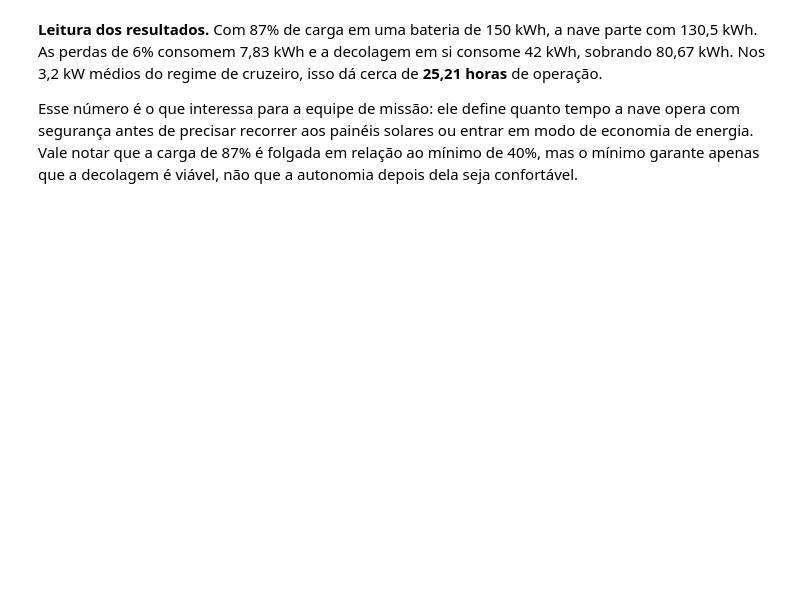
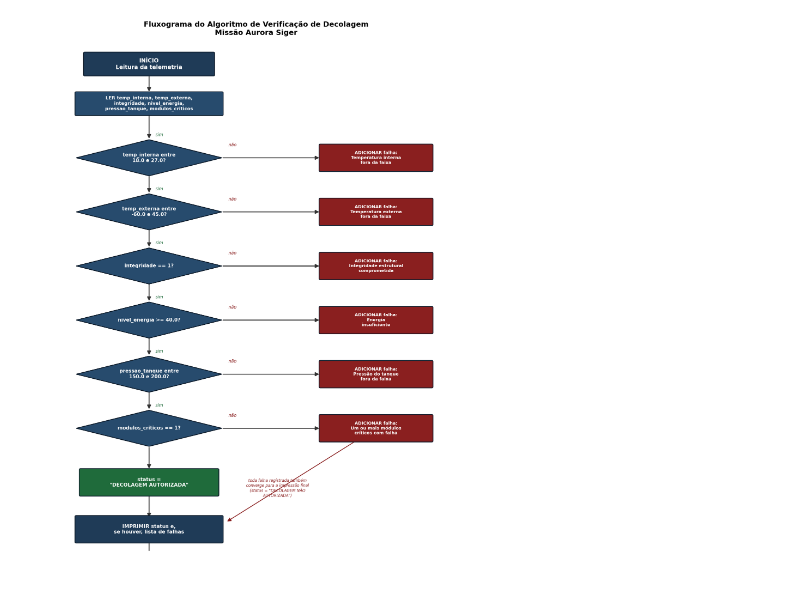
Before and after one commit to felipxv/FIAP-AuroraSiger_PreDecolagem, a Jupyter notebook: Analise_Pre_Decolagem_Aurora_Siger.ipynb, the cells around one changed output. Drawn from its saved outputs; the diff is of its cells as text; code cells hidden in the pictures; blank space fills up the shorter version.

Commit message:
update(Docs): Atualizando documentação (PDF), prints de execução, Notebook Python, README para o estado atual do projeto.

```diff
--- a/Analise_Pre_Decolagem_Aurora_Siger.ipynb
+++ b/Analise_Pre_Decolagem_Aurora_Siger.ipynb
@@ -170,4 +112,5 @@ AUTONOMIA ESTIMADA....................: 25.21 horas
-# %% [markdown]
-**Leitura dos resultados.** Com 87% de carga em uma bateria de 150 kWh, a nave parte com 130,5 kWh. As perdas de 6% consomem 7,83 kWh e a decolagem em si consome 42 kWh, sobrando 80,67 kWh. Nos 3,2 kW médios do regime de cruzeiro, isso dá cerca de **25,21 horas** de operação.
-
-Esse número é o que interessa para a equipe de missão: ele define quanto tempo a nave opera com segurança antes de precisar recorrer aos painéis solares ou entrar em modo de economia de energia. Vale notar que a carga de 87% é folgada em relação ao mínimo de 40%, mas o mínimo garante apenas que a decolagem é viável, não que a autonomia depois dela seja confortável.
+# %%
+from IPython.display import Image, display
+display(Image(filename="imagens/fluxograma_verificacao.png", width=520))
+# %% [output]
+[figure, added]
```
Also changed, not shown: parts of 18 cells of this notebook, 7 other files.
